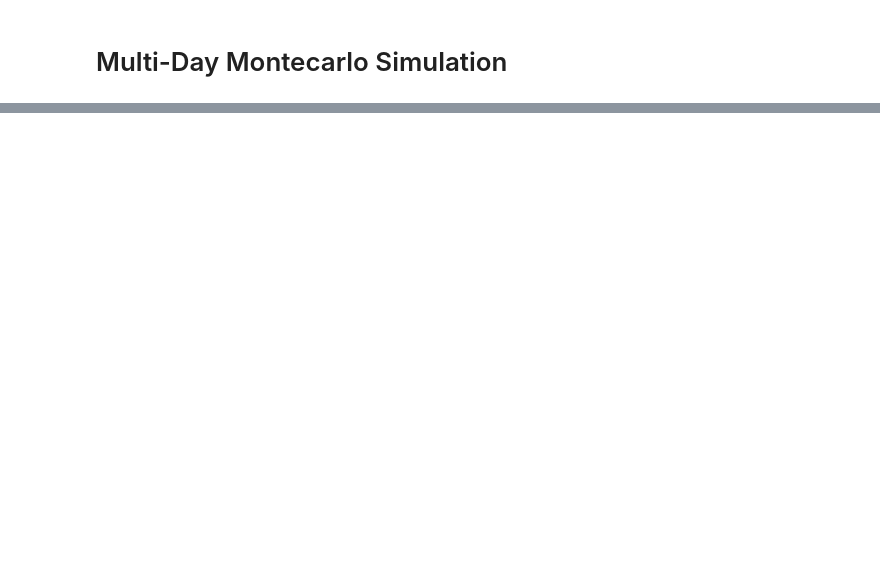
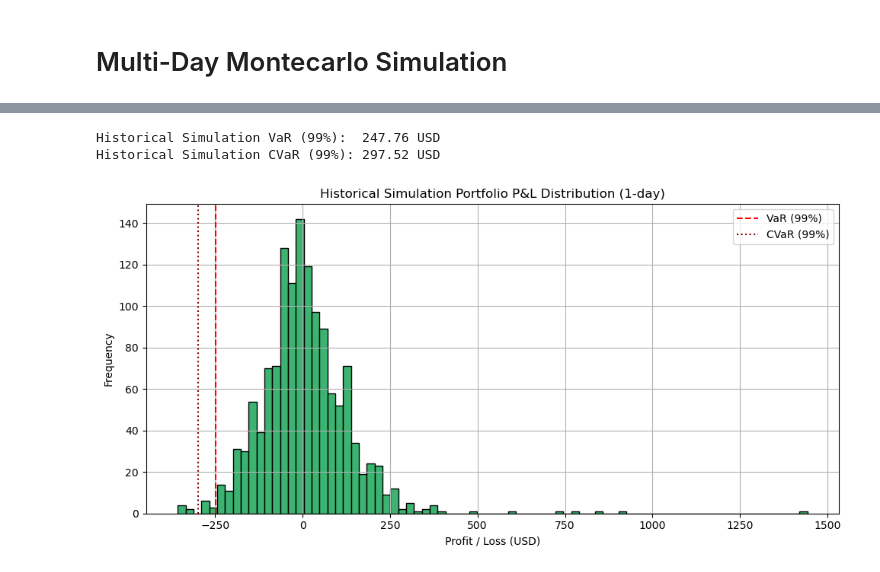
Before and after one commit to Alessandro-Dodon/pyvar, a Jupyter notebook: functions/test_simulations.ipynb, the cells around one changed output, grey strips where cells are left out. Saved outputs shown, nothing was run; the diff lists cells and outputs as text; code cells hidden in the pictures; blank space fills up the shorter version.

```diff
--- a/functions/test_simulations.ipynb
+++ b/functions/test_simulations.ipynb
@@ -250,0 +363,34 @@ Monte Carlo 100-day CVaR (99%): 641.99 USD
+# %%
+# Use historical returns from price data
+returns_hist = prices.pct_change().dropna()
+
+var_hist, cvar_hist, pnl_hist = sim.hist_simulations_var_es(
+    returns_hist=returns_hist,
+    S0=S0,
+    shares_eq=shares_eq,
+    options=options,
+    alpha=0.01,
+    horizon=1/252,
+    seed=42
+)
+
+# Display results
+print(f"Historical Simulation VaR (99%):  {var_hist:,.2f} USD")
+print(f"Historical Simulation CVaR (99%): {cvar_hist:,.2f} USD")
+
+# Plot P&L distribution
+plt.figure(figsize=(10, 5))
+plt.hist(pnl_hist, bins=80, color="mediumseagreen", edgecolor="black")
+plt.axvline(-var_hist, color="red", linestyle="--", label="VaR (99%)")
+plt.axvline(-cvar_hist, color="darkred", linestyle=":", label="CVaR (99%)")
+plt.title("Historical Simulation Portfolio P&L Distribution (1-day)")
+plt.xlabel("Profit / Loss (USD)")
+plt.ylabel("Frequency")
+plt.legend()
+plt.grid(True)
+plt.tight_layout()
+plt.show()
+# %% [output]
+Historical Simulation VaR (99%):  247.76 USD
+Historical Simulation CVaR (99%): 297.52 USD
+[figure, added]
```
Also changed, not shown: parts of 6 cells of this notebook.
